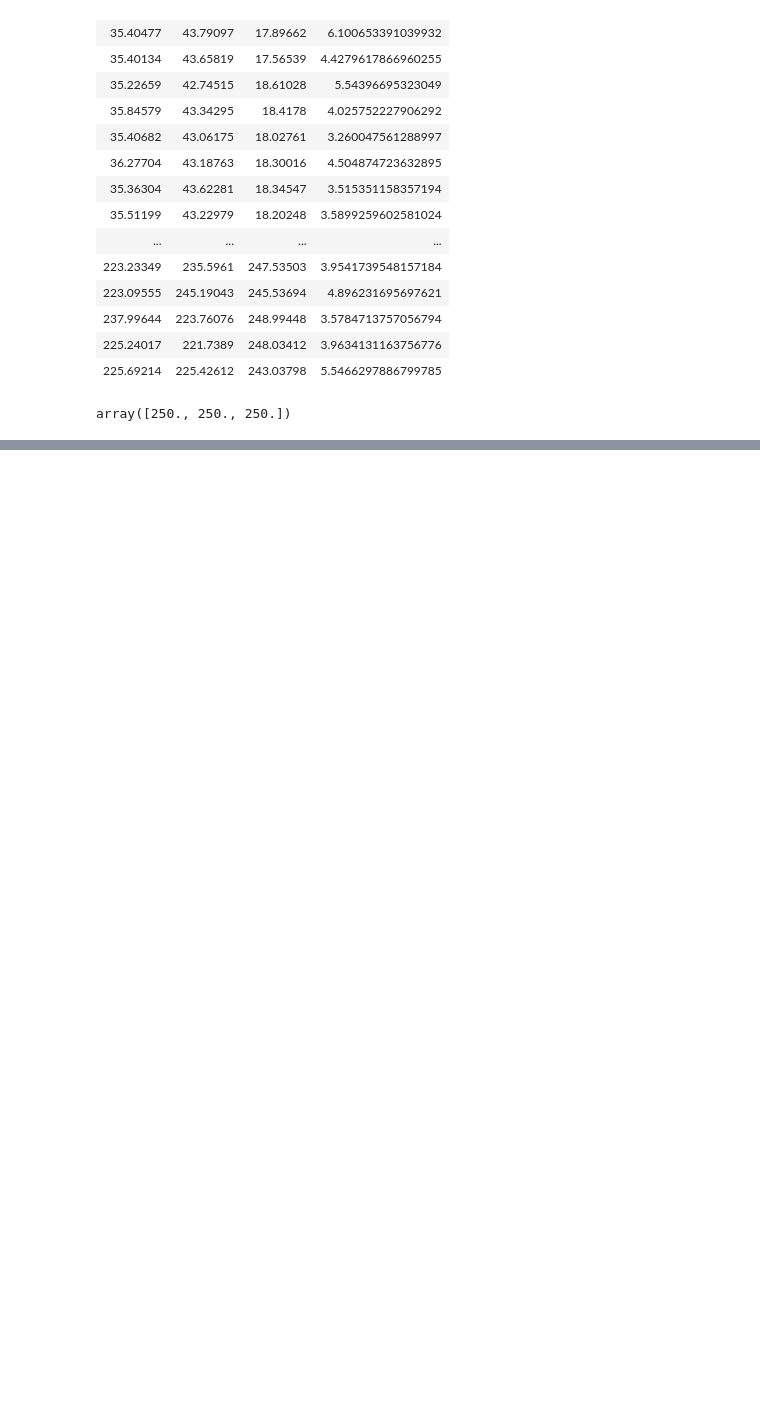
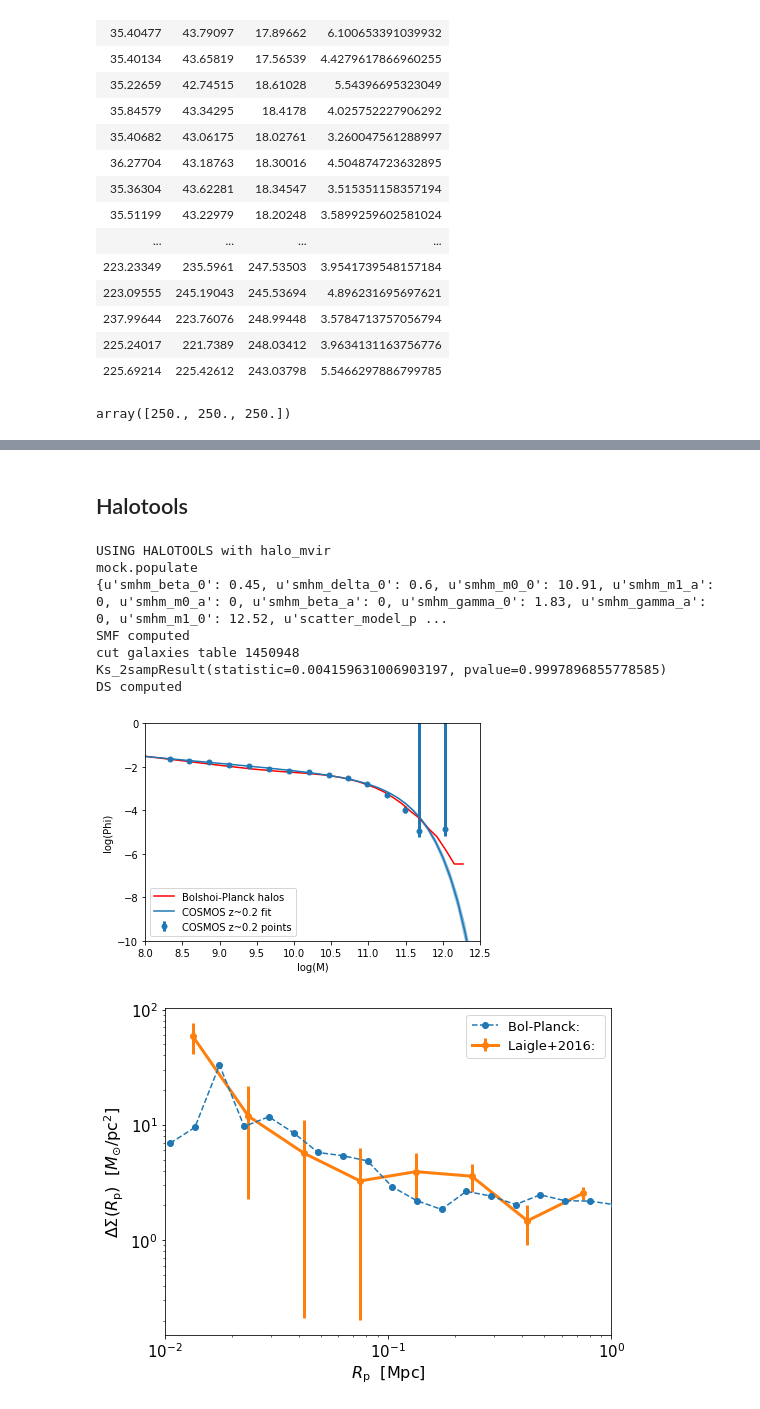
Before and after one commit to f-ardila/dwarf_lensing, a Jupyter notebook: halotools_vs_chris.ipynb, the cells around one changed output, grey strips where cells are left out. Cells and saved outputs as stored; diff of their text form; code cells hidden in the pictures; blank space fills up the shorter version.

```diff
--- a/halotools_vs_chris.ipynb
+++ b/halotools_vs_chris.ipynb
@@ -196,20 +164,23 @@ from halotools.empirical_models import PrebuiltSubhaloModelFactory
 params = mass_s_params + mass_b_params #concatenate
 params = [0.4,0.2]+mass_b_params
 # %%
-sim_data['model'] = PrebuiltSubhaloModelFactory('behroozi10', redshift=config['sim_z'],
+def get_halotools_stellar_masses(params, config, sim_data):
+    sim_data['model'] = PrebuiltSubhaloModelFactory('behroozi10', redshift=config['sim_z'],
                                         scatter_abscissa=[12, 15],
                                         scatter_ordinates=[params[0], params[1]])
 
-for i, model_param in enumerate(config['param_labels']):
-    sim_data['model'].param_dict[model_param] = params[i]
+    for i, model_param in enumerate(config['param_labels']):
+        sim_data['model'].param_dict[model_param] = params[i]
 
-# set redshift dependence to 0
-for i, model_param in enumerate(config['redshift_param_labels']):
-    sim_data['model'].param_dict[model_param] = 0
+    # set redshift dependence to 0
+    for i, model_param in enumerate(config['redshift_param_labels']):
+        sim_data['model'].param_dict[model_param] = 0
 
-# populate mock
-# sim_data['model'].populate_mock(deepcopy(sim_data['halocat']))
-sim_data['model'].populate_mock(sim_data['halocat'])
+    # populate mock
+    # sim_data['model'].populate_mock(deepcopy(sim_data['halocat']))
+    sim_data['model'].populate_mock(sim_data['halocat'])
 
-mock_galaxies = sim_data['model'].mock.galaxy_table
-mock_galaxies = mock_galaxies['x', 'y', 'z', 'stellar_mass']
+    mock_galaxies = sim_data['model'].mock.galaxy_table
+    mock_galaxies = mock_galaxies['x', 'y', 'z', 'stellar_mass']
+
+    return np.log10(mock_galaxies['stellar_mass'])
@@ -274,0 +282,17 @@ array([250., 250., 250.])
+# %% [markdown]
+## Halotools
+# %%
+Mvir_params =[0.4,0.2, 12.52, 10.91, 0.45, 0.6, 1.83]
+halotools_stellar_masses = get_halotools_stellar_masses(Mvir_params, config, sim_data)
+config['sim_halotools'] = True
+plot_from_params(Mvir_params, config, cosmos_data, sim_data)
+# %% [output]
+USING HALOTOOLS with halo_mvir
+mock.populate
+{u'smhm_beta_0': 0.45, u'smhm_delta_0': 0.6, u'smhm_m0_0': 10.91, u'smhm_m1_a': 0, u'smhm_m0_a': 0, u'smhm_beta_a': 0, u'smhm_gamma_0': 1.83, u'smhm_gamma_a': 0, u'smhm_m1_0': 12.52, u'scatter_model_p ...
+SMF computed
+cut galaxies table 1450948
+Ks_2sampResult(statistic=0.004159631006903197, pvalue=0.9997896855778585)
+DS computed
+[figure, added]
+[figure, added]
```
Also changed, not shown: parts of 13 cells of this notebook, 1 other file.
